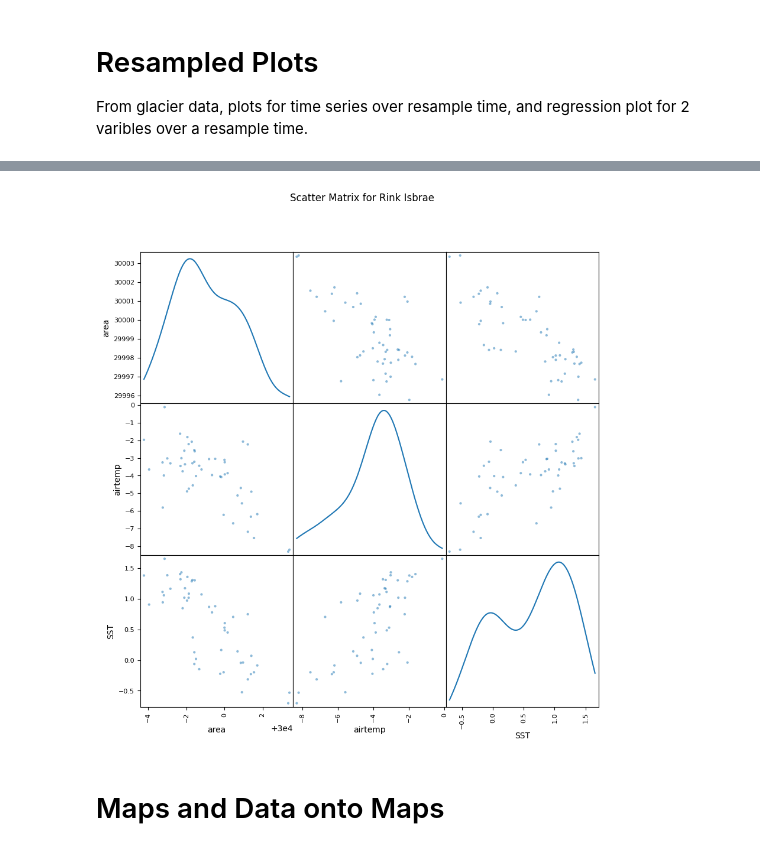
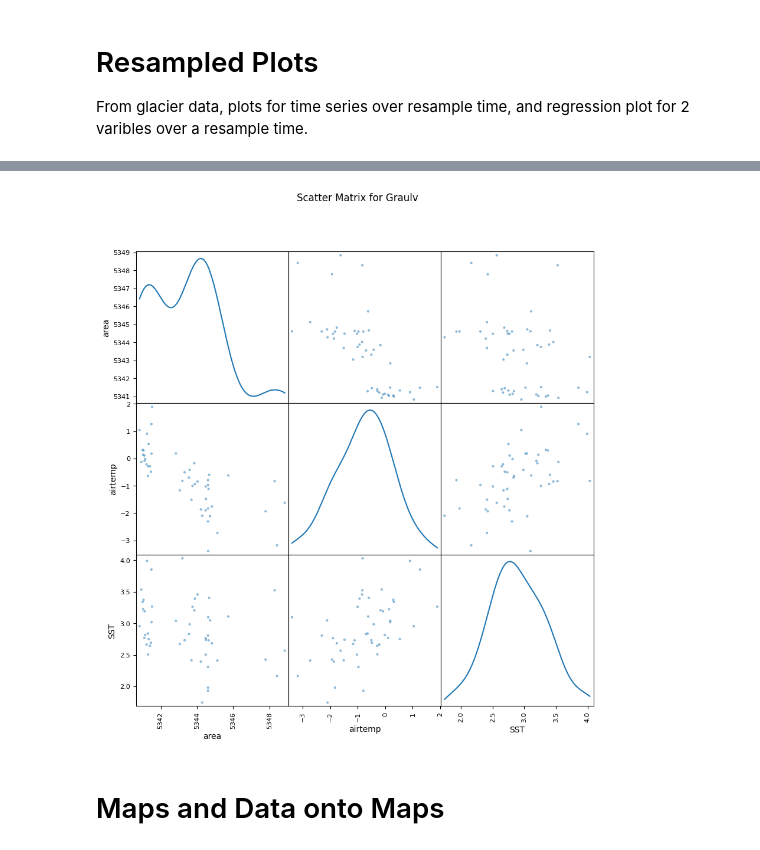
Before and after one commit to joelbarron06/ESDA2_Project, a Jupyter notebook: project_code.ipynb, the cells around one changed output, grey strips where cells are left out. Drawn from its saved outputs; the diff is of its cells as text; code cells hidden in the pictures.

```diff
--- a/project_code.ipynb
+++ b/project_code.ipynb
@@ -422,14 +425,14 @@ plt.show()
 # %%
-GLACIER = 'Rink Isbrae'
+GLACIER = 'Graulv'
 SAMPLE_TIME = 'YE' # Year: 'YE', 5-Year: '5YE'
 
 glacier_df = get_glacier_df(GLACIER, SAMPLE_TIME)
 
 pd.plotting.scatter_matrix(glacier_df, figsize=(10,10), diagonal='kde')
 plt.suptitle(f'Scatter Matrix for {GLACIER}')
 plt.show()
 # %% [output]
-[figure, old version]
+[figure, new version]
 # %% [markdown]
 # Maps and Data onto Maps
 # %% [markdown]
```
Also changed, not shown: parts of 7 cells of this notebook.
